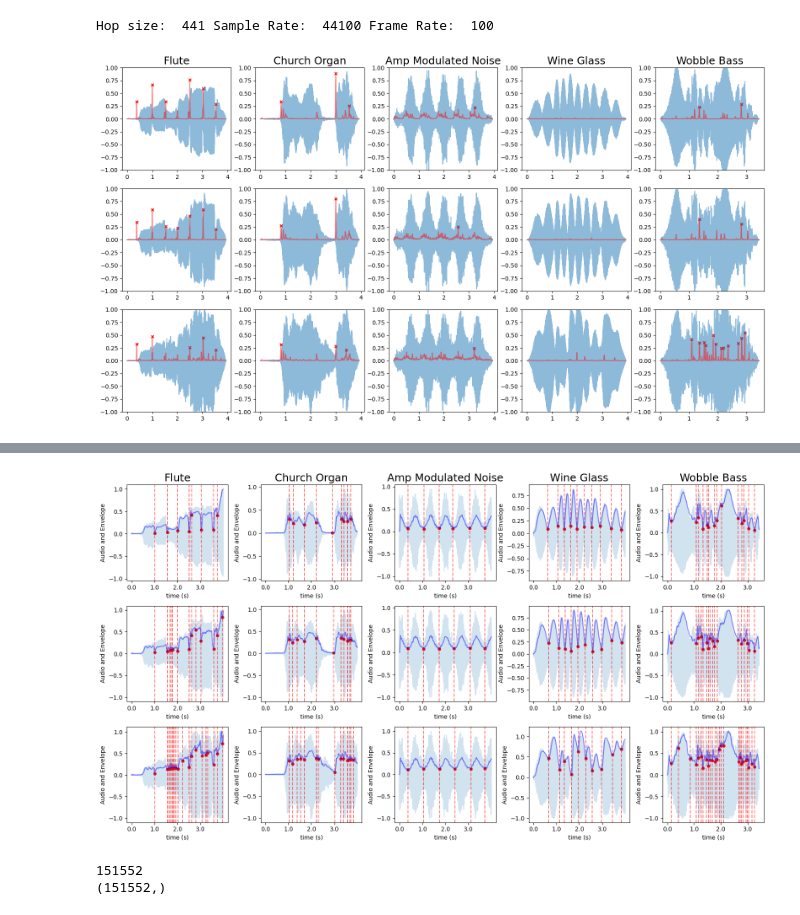
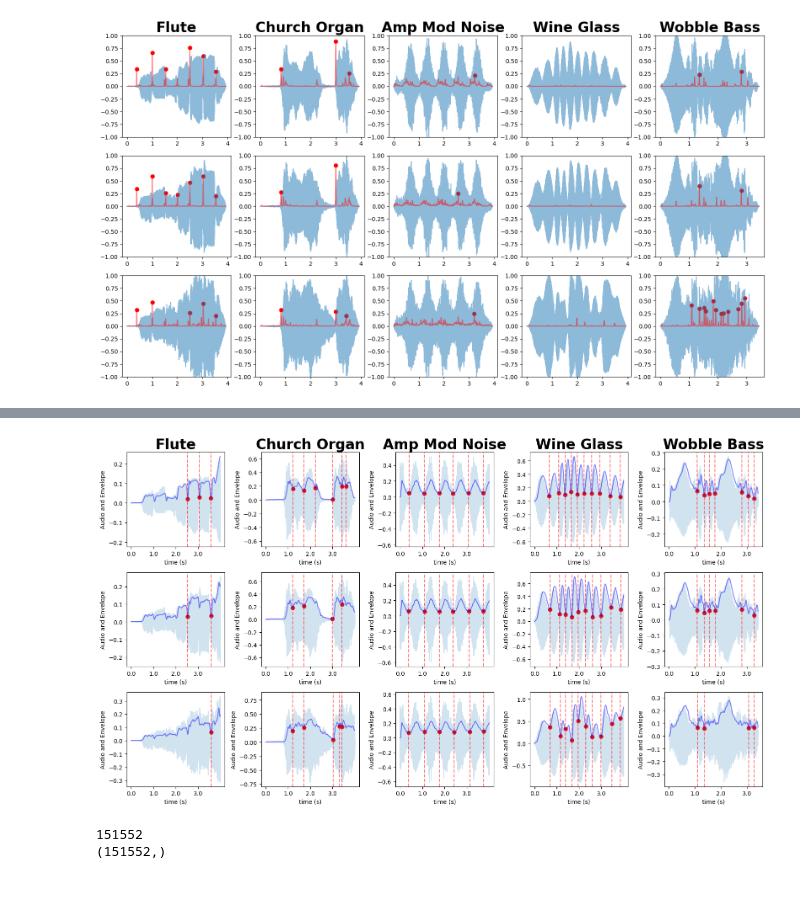
Before and after one commit to behzadhaki/ddc_onset_libtorch, a Jupyter notebook: HilbertEnv.ipynb, the cells around one changed output, grey strips where cells are left out. Saved outputs shown, nothing was run; the diff lists cells and outputs as text; code cells hidden in the pictures.

```diff
--- a/HilbertEnv.ipynb
+++ b/HilbertEnv.ipynb
@@ -19,7 +19,7 @@ else:
     fnames = [
         'test_samples/Flute.wav',
         'test_samples/Church Organ.wav',
-        'test_samples/Amp Modulated Noise.wav',
+        'test_samples/Amp Mod Noise.wav',
         'test_samples/Wine Glass.wav',
         'test_samples/Wobble Bass.wav', # from Distance - Radical
     ]
@@ -73,21 +73,20 @@ for i, heavy_reverb in enumerate(reverb_levels):
         # peaks
         peaks = find_peaks(onset_salience)
         peaks = peaks[onset_salience[peaks] > 0.2]
-        ax.scatter(peaks / FRAME_RATE, onset_salience[peaks], color='red', s=20,  marker='x')
+        ax.scatter(peaks / FRAME_RATE, onset_salience[peaks], color='red', s=40,  marker='o')
 
         # ax.set_xlabel('Time (s)', fontsize=12)
         # ax.set_ylabel('Salience/Amplitude', fontsize=12)
         if heavy_reverb == 0:
-            ax.set_title(f'{fname.split("/")[-1].split(".")[0]}', fontsize=18)
+            ax.set_title(f'{fname.split("/")[-1].split(".")[0]}', fontsize=24, fontweight='bold')
         ax.set_ylim(-1, 1)
 
 plt.tight_layout()
 
 # save plot with upscaled resolution
-plt.savefig(f'test_samples/{type__}_onset_salience_Reverb={heavy_reverb}.png', dpi=300)
+plt.savefig(f'test_samples/{type__}_onset_salience_Reverb_{heavy_reverb}.png', dpi=300)
 # %% [output]
-Hop size:  441 Sample Rate:  44100 Frame Rate:  100
-[figure, old version]
+[figure, new version]
 # %%
 from scipy.signal import butter, lfilter
 def butter_lowpass(cutoff, fs, order=5):
@@ -117,13 +116,13 @@ for i, heavy_reverb in enumerate(reverb_levels):
         from pysndfx import AudioEffectsChain
         # Create an AudioEffectsChain with the supplied effects
         fx = (
-            AudioEffectsChain().normalize().reverb(reverberance=heavy_reverb, wet_gain=3)
+            AudioEffectsChain().reverb(reverberance=heavy_reverb, wet_gain=3)
         )
 
         # Apply the effects and return the results
-        audio = fx(audio)
+        audio = fx(audio)[:44100 * 4]
 
-        x = audio[:44100 * 4].copy()
+        x = audio.copy()
 
         ax.plot(x, alpha=0.2) #plot the modulated signal
         # x = lowpass_filter(x, 1000, fs)
@@ -132,7 +131,7 @@ for i, heavy_reverb in enumerate(reverb_levels):
 
         # low pass the envelope
 
-        cutoff = 20
+        cutoff = 12
         x = lowpass_filter(x, cutoff, fs)
 
         inst_amplitude = np.abs(z) #envelope extraction
@@ -155,7 +154,7 @@ for i, heavy_reverb in enumerate(reverb_levels):
         print(troughs)
 
         # plot the troughs at exact points
-        ax.scatter(troughs, inst_amplitude[troughs], color='red', s=20,  marker='o')
+        ax.scatter(troughs, inst_amplitude[troughs], color='red', s=40,  marker='o')
         # plt.scatter(peaks, inst_amplitude[peaks], color='green', s=20,  marker='o')
 
         #draw a vertical line at the troughs
@@ -168,7 +167,34 @@ for i, heavy_reverb in enumerate(reverb_levels):
 
         # SET TITLE
         if heavy_reverb == 0:
-            ax.set_title(f'{fname.split("/")[-1].split(".")[0]}', fontsize=18)
+            ax.set_title(f'{fname.split("/")[-1].split(".")[0]}', fontsize=24, fontweight='bold')
+
+        # synthesize the troughs using click sounds
+        import soundfile as sf
+        from scipy.signal import chirp
+        from scipy.io.wavfile import write
+
+        # create a click sound
+
+        # create a sound with clicks at the troughs
+        print(len(audio))
+        sound = np.zeros(len(audio))
+        print(sound.shape)
+
+        for i, trough in enumerate(troughs):
+            start = trough
+            end = start + 100
+            sound[start:end] = 1
+
+        # write the sound to a file
+
+        sf.write(f'test_samples/synthesized_with_clicks/{type__}_troughs_Reverb_{heavy_reverb}.wav', sound, 44100)
+
+        # also mix with original audio
+        sound = sound + audio
+
+        # write the sound to a file
+        sf.write(f'test_samples/synthesized_with_clicks/{type__}_troughs_plus_audio_Reverb_{heavy_reverb}_{fname.split("/")[-1].split(".")[0]}.wav', sound, 44100)
 
 
 plt.tight_layout()
@@ -196,4 +222,4 @@ plt.show()
-[figure, old version]
+[figure, new version]
 # %%
  # synthesize the troughs using click sounds
 import soundfile as sf
```
Also changed, not shown: parts of 1 cell of this notebook, 22 other files.
